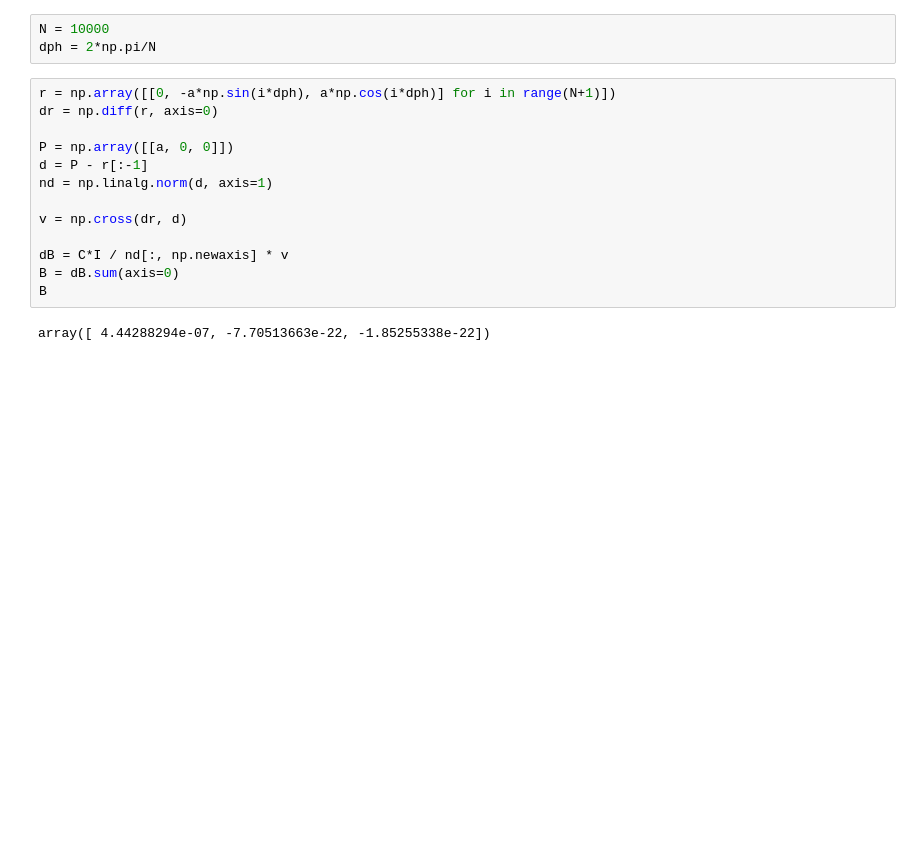
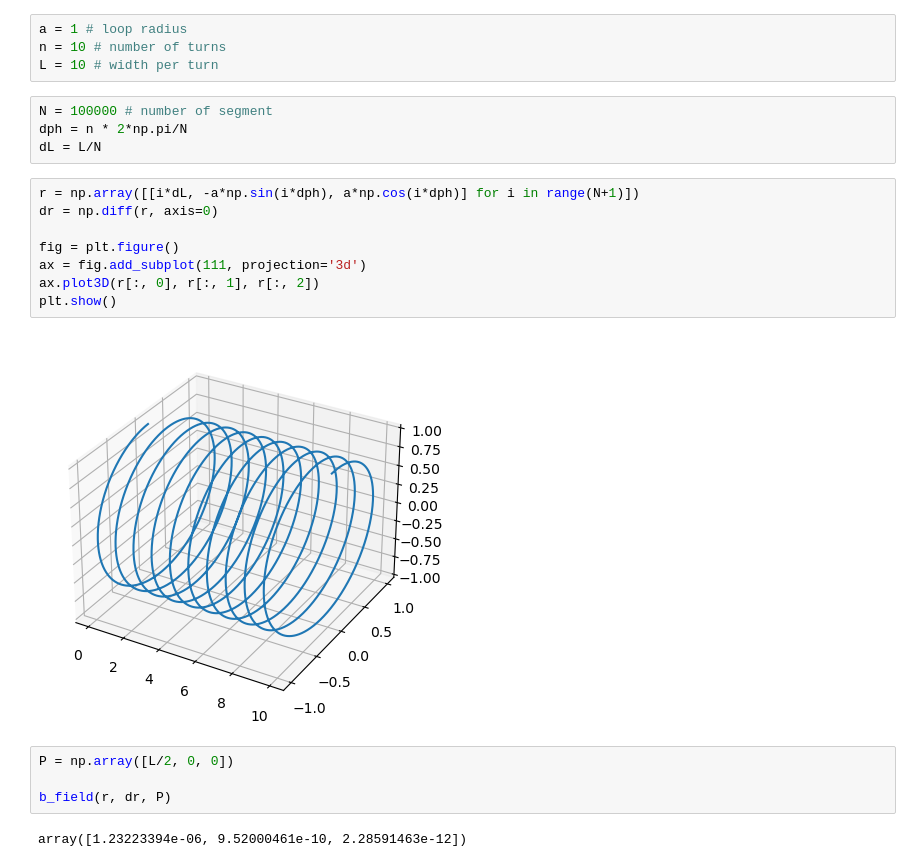
Before and after one commit to bylands/physics, a Jupyter notebook: helmholtz/helmholtz_attraction.ipynb, the cells around one changed output. Drawn from its saved outputs; the diff is of its cells as text; blank space fills up the shorter version.

Commit message:
helmholtz: correct calculation, add plots

```diff
--- a/helmholtz/helmholtz_attraction.ipynb
+++ b/helmholtz/helmholtz_attraction.ipynb
@@ -7,18 +17,24 @@ I = 1
+# %%
+a = 1 # loop radius
+n = 10 # number of turns
+L = 10 # width per turn
 # %%
-N = 10000
-dph = 2*np.pi/N
+N = 100000 # number of segment
+dph = n * 2*np.pi/N
+dL = L/N
 # %%
-r = np.array([[0, -a*np.sin(i*dph), a*np.cos(i*dph)] for i in range(N+1)])
+r = np.array([[i*dL, -a*np.sin(i*dph), a*np.cos(i*dph)] for i in range(N+1)])
 dr = np.diff(r, axis=0)
 
-P = np.array([[a, 0, 0]])
-d = P - r[:-1]
-nd = np.linalg.norm(d, axis=1)
-
-v = np.cross(dr, d)
-
-dB = C*I / nd[:, np.newaxis] * v
-B = dB.sum(axis=0)
-B
+fig = plt.figure()
+ax = fig.add_subplot(111, projection='3d')
+ax.plot3D(r[:, 0], r[:, 1], r[:, 2])
+plt.show()
 # %% [output]
-array([ 4.44288294e-07, -7.70513663e-22, -1.85255338e-22])
+[figure, added]
+# %%
+P = np.array([L/2, 0, 0])
+
+b_field(r, dr, P)
+# %% [output]
+array([1.23223394e-06, 9.52000461e-10, 2.28591463e-12])
```
Also changed, not shown: parts of 6 cells of this notebook.
